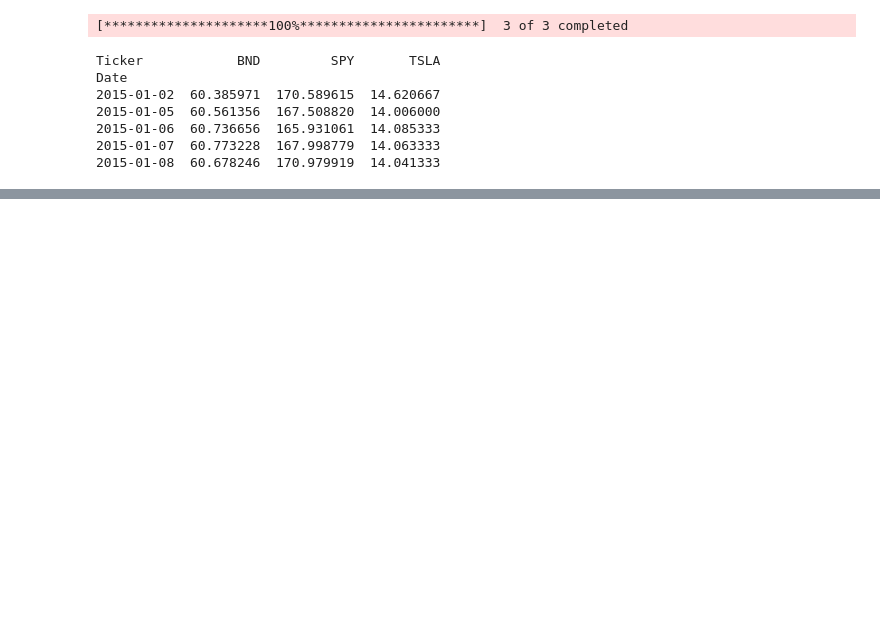
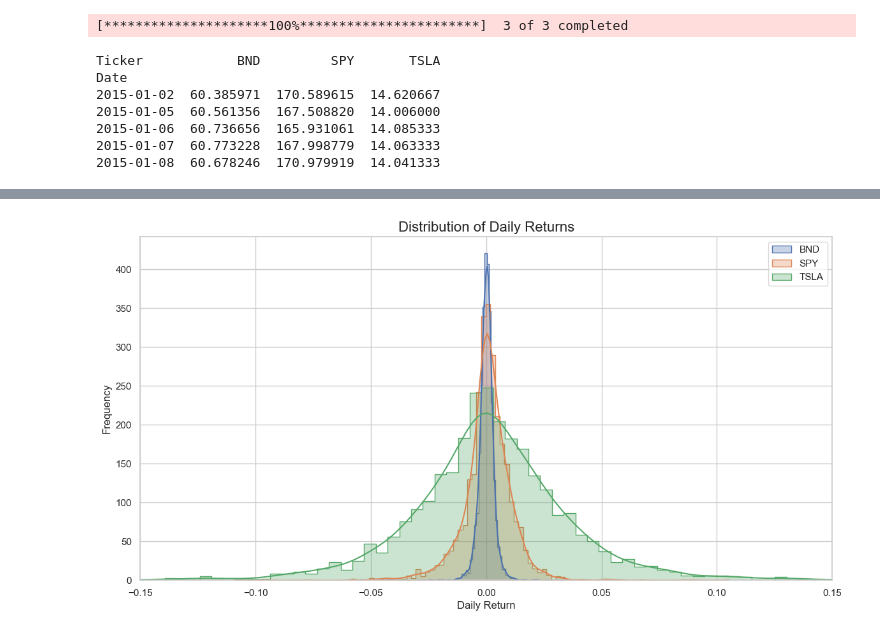
Before and after one commit to Hermi-101/nova-financial-news-analysis, a Jupyter notebook: notebooks/task_1_eda.ipynb, the cells around one changed output, grey strips where cells are left out. Cells and saved outputs as stored; diff of their text form; code cells hidden in the pictures; blank space fills up the shorter version.

```diff
--- a/notebooks/task_1_eda.ipynb
+++ b/notebooks/task_1_eda.ipynb
@@ -39,0 +65,15 @@ var_95 = returns.quantile(0.05)
+# %%
+plt.figure(figsize=(14, 7))
+
+# Plotting the distribution of returns for each asset
+for ticker in returns.columns:
+    sns.histplot(returns[ticker], kde=True, label=ticker, element="step", alpha=0.3)
+
+plt.title('Distribution of Daily Returns', fontsize=16)
+plt.xlabel('Daily Return')
+plt.ylabel('Frequency')
+plt.xlim(-0.15, 0.15) # Zoom in to see the bulk of the data
+plt.legend()
+plt.show()
+# %% [output]
+[figure, added]
```
Also changed, not shown: parts of 3 cells of this notebook.
